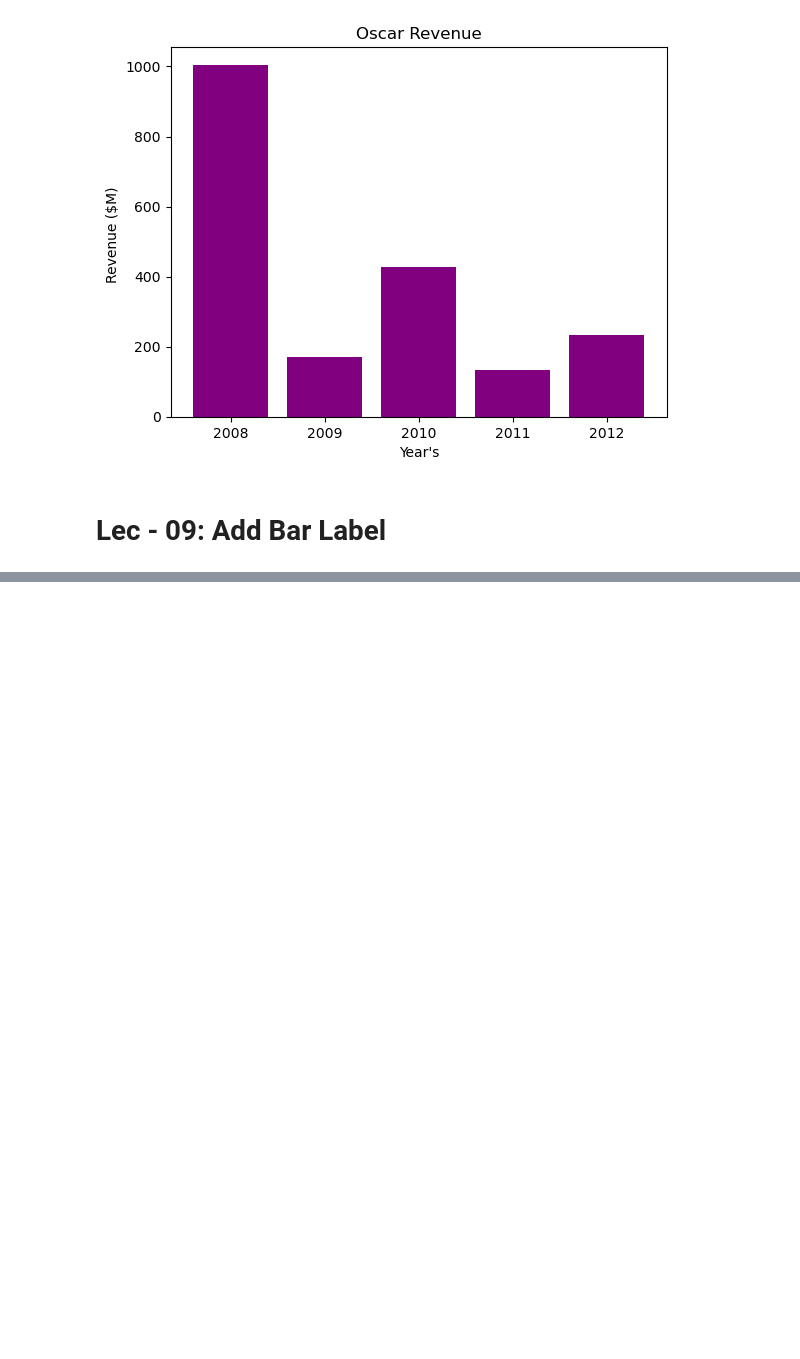
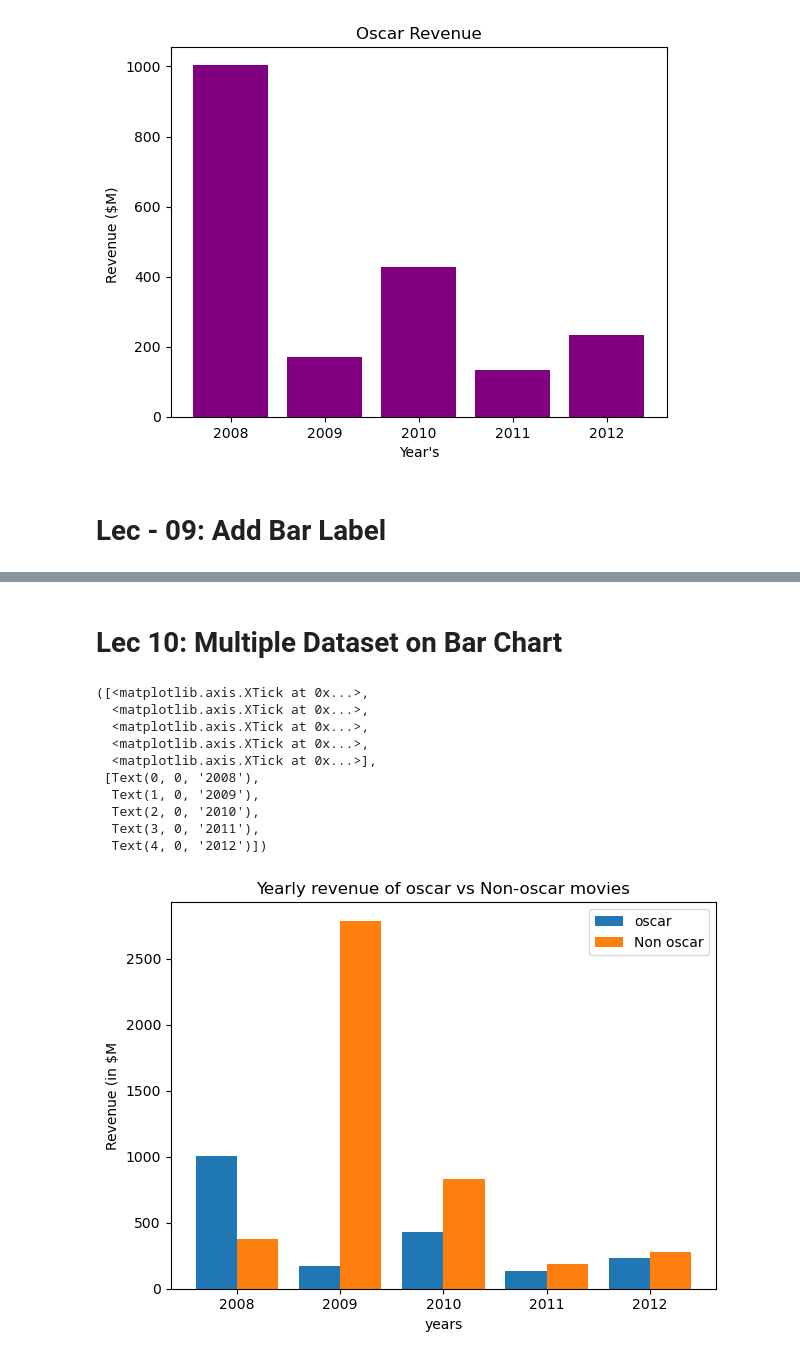
Before and after one commit to SourabhTiware/AI-ML-DS-Learning-Journey, a Jupyter notebook: 10 Data Visualization Part 1/matplotlib.ipynb, the cells around one changed output, grey strips where cells are left out. Drawn from its saved outputs; the diff is of its cells as text; code cells hidden in the pictures; blank space fills up the shorter version.

```diff
--- a/10 Data Visualization Part 1/matplotlib.ipynb
+++ b/10 Data Visualization Part 1/matplotlib.ipynb
@@ -174,0 +188,38 @@ Text(0, 0.5, 'Revenue ($M) ')
+# %% [markdown]
+# Lec 10: Multiple Dataset on Bar Chart
+# %%
+oscar_movies = ["The Dark Knight","The Hurt Locker","The King's Speech","The Artist","Argo"]
+oscar_revenue = [1005, 170, 427, 133, 232]  # in $M
+
+non_oscar_movies = ["Slumdog Millionaire","Avatar","Inception","Hugo","Lincoln"]
+non_oscar_revenue = [378, 2788, 829, 185, 275]  # in $M
+
+years = [2008, 2009, 2010, 2011, 2012]
+
+import numpy as np
+
+x = np.arange(len(years))
+width = 0.4
+
+plt.bar(x-width/2, oscar_revenue, width, label="oscar")
+plt.bar(x+width/2, non_oscar_revenue, width, label="Non oscar")
+
+plt.xlabel("years")
+plt.ylabel("Revenue (in $M")
+plt.title("Yearly revenue of oscar vs Non-oscar movies")
+plt.legend()
+plt.tight_layout()
+
+plt.xticks(x, years) # to show x-axis labels
+# %% [output]
+([<matplotlib.axis.XTick at 0x...>,
+  <matplotlib.axis.XTick at 0x...>,
+  <matplotlib.axis.XTick at 0x...>,
+  <matplotlib.axis.XTick at 0x...>,
+  <matplotlib.axis.XTick at 0x...>],
+ [Text(0, 0, '2008'),
+  Text(1, 0, '2009'),
+  Text(2, 0, '2010'),
+  Text(3, 0, '2011'),
+  Text(4, 0, '2012')])
+[figure, added]
```
Also changed, not shown: parts of 3 cells of this notebook, 1 other file.
